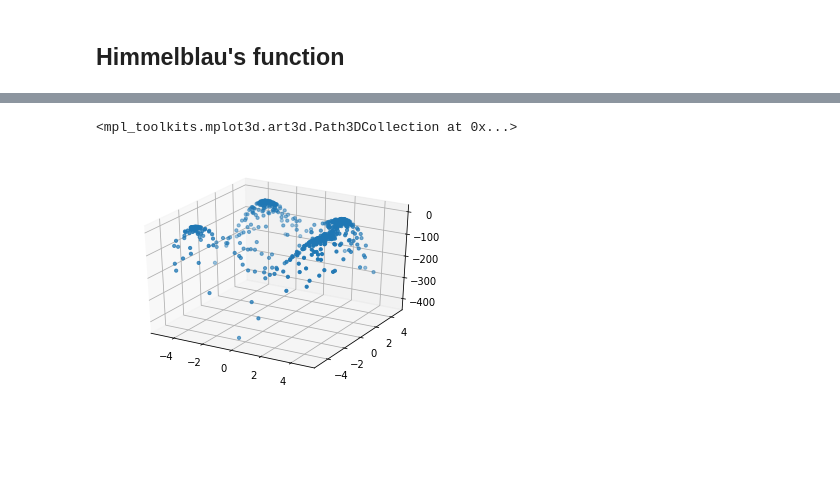
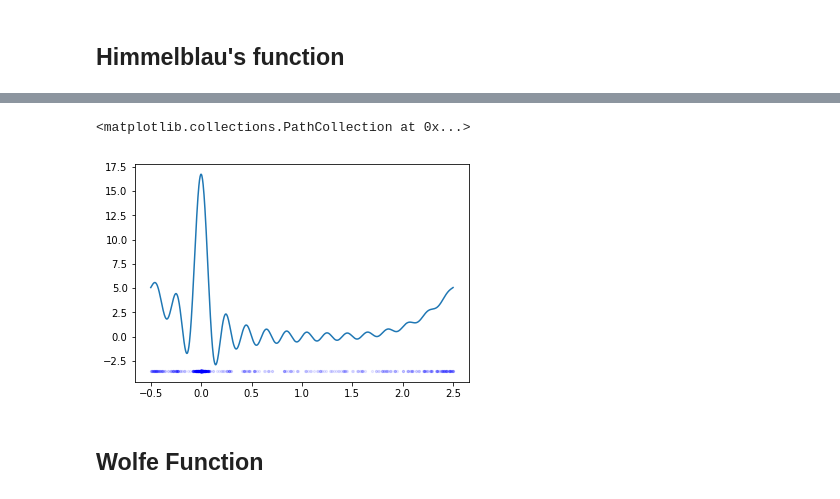
Before and after one commit to yannikbehr/nsampling, a Jupyter notebook: examples/ns.ipynb, the cells around one changed output, grey strips where cells are left out. Cells and saved outputs as stored; diff of their text form; code cells hidden in the pictures; blank space fills up the shorter version.

```diff
--- a/examples/ns.ipynb
+++ b/examples/ns.ipynb
@@ -82,4 +91,4 @@ def Himmelblau(vals):
     return -((x**2 + y - 11.)**2 + (x + y**2 -7)**2)
 # %%
 ns_hb = NestedSampling()
-rs = ns_hb.explore([x_ns, y_ns], 100, 10000, Himmelblau, 20, 0.2)
+rs = ns_hb.explore([x_ns, y_ns], 100, 1000, Himmelblau, 20, 0.2, 0.01)
@@ -85,0 +120,4 @@ rs = ns_hb.explore([x_ns, y_ns], 100, 10000, Himmelblau, 20, 0.2)
+# %%
+x = np.linspace(-0.5, 2.5, 1000)
+y = np.sin(10.*np.pi*x)/(2*x) + (x -1)**4
+plt.plot(x,y)
@@ -86,16 +127,26 @@ rs = ns_hb.explore([x_ns, y_ns], 100, 10000, Himmelblau, 20, 0.2)
+# %%
+def GandL(vals):
+    x = vals[0]
+    return np.sin(10.*np.pi*x)/(2*x) + (x -1)**4
+# %%
+x_gl = Uniform('x', -.5, 2.5)
+ns_gl = NestedSampling()
+rs_gl = ns_gl.explore([x_gl], 100, 1000, GandL, 20, 0.2)
 # %%
-smp = rs.get_samples()
+smp = rs_gl.get_samples()
 x_rs = []
-y_rs = []
 z_rs = []
 for _s in smp:
     z_rs.append(_s.get_logL())
-    x,y = _s.get_value()
-    x_rs.append(x)
-    y_rs.append(y)
+    x_tmp = _s.get_value()
+    x_rs.append(x_tmp[0])
 fig1 = plt.figure()
-ax1 = fig1.gca(projection='3d')
-ax1.scatter(x_rs, y_rs, z_rs, s=10)
+ax1 = fig1.add_subplot(111)
+ax1.plot(x,y)
+ax1.scatter(x_rs, -3.5*np.ones(len(x_rs)),
+            color='b', s=5, alpha=0.08)
 # %% [output]
-<mpl_toolkits.mplot3d.art3d.Path3DCollection at 0x...>
+<matplotlib.collections.PathCollection at 0x...>
-[figure, old version]
+[figure, new version]
+# %% [markdown]
+## Wolfe Function
```
Also changed, not shown: parts of 10 cells of this notebook, 5 other files.
